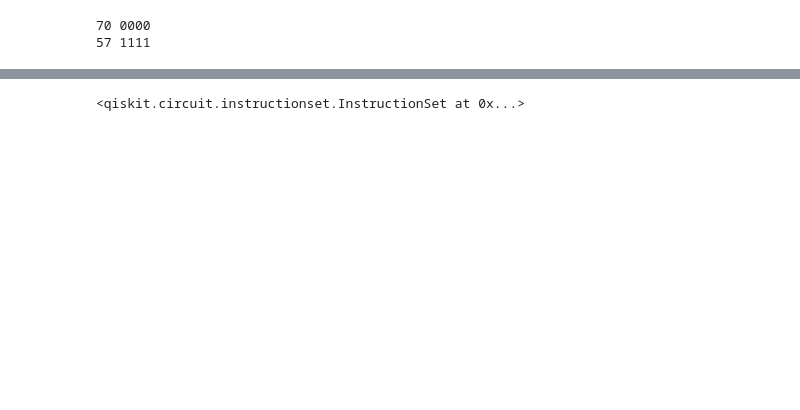
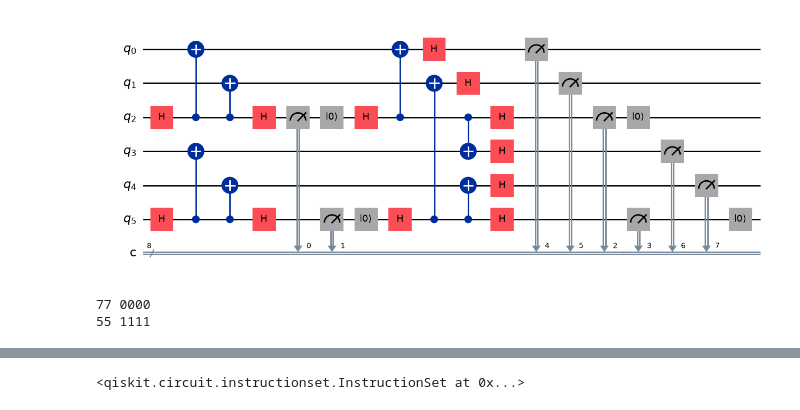
Before and after one commit to aovime/polar_codes, a Jupyter notebook: polar_pruebas.ipynb, the cells around one changed output, grey strips where cells are left out. Saved outputs shown, nothing was run; the diff lists cells and outputs as text; code cells hidden in the pictures; blank space fills up the shorter version.

```diff
--- a/polar_pruebas.ipynb
+++ b/polar_pruebas.ipynb
@@ -24,7 +25,9 @@ q = QuantumCircuit()
 # %%
 path = "./qasm_files/polar_n2_x.qasm"
 qc = q.from_qasm_file(path)
-# qc.draw('mpl', fold = -1)
+qc.draw('mpl', fold = -1)
+# %% [output]
+[figure, added]
 # %%
 ncirc = transpile(qc)
 result = backend.run(ncirc).result()
@@ -32,12 +35,17 @@ counts = result.get_counts()
 
 # print(counts)
 
+x = []
+y = []
+
 l = len(qc.clbits)
 l = pow(10, l-4)
 for i in counts:
     a = int(i)
     if (a % l == 0):
         print(counts[i], i[0:4])
+        x.append(str(i[0:4]))
+        y.append(counts[i])
 # %% [output]
-70 0000
-57 1111
+77 0000
+55 1111
```
Also changed, not shown: parts of 15 cells of this notebook.
